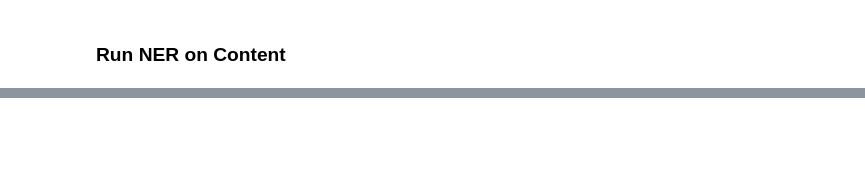
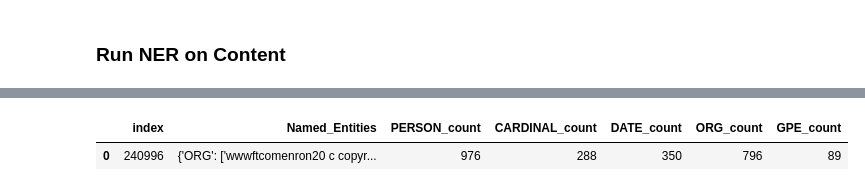
Before and after one commit to HanWeiOng/IS450G2, a Jupyter notebook: Main_NER.ipynb, the cells around one changed output, grey strips where cells are left out. Cells and saved outputs as stored; diff of their text form; code cells hidden in the pictures; blank space fills up the shorter version.

```diff
--- a/Main_NER.ipynb
+++ b/Main_NER.ipynb
@@ -89,2 +84,4 @@ df.to_csv('filtered_50krows_NER_Entities.csv', index=False)
+# %%
+test = pd.read_csv('FULL_NER.csv')
 # %% [markdown]
 ### Run NER on Content
@@ -97,0 +144,14 @@ df.to_csv('filtered_50krows_NER_Entities.csv', index=False)
+# %%
+# Count entity types across all rows
+entity_type_counts = Counter()
+for named_entities in test['Named_Entities']:
+    for entity_type, entities in named_entities.items():
+        entity_type_counts[entity_type] += len(entities)  # Count the number of entities for each type
+
+# Get the top 5 most frequent entity types
+top_5_entity_types = entity_type_counts.most_common(5)
+
+# Display the results
+print("Top 5 entity types overall:")
+for entity_type, count in top_5_entity_types:
+    print(f"{entity_type}: {count} occurrences")
@@ -97,0 +228,14 @@ df.to_csv('filtered_50krows_NER_Entities.csv', index=False)
+# %%
+# Step 4: Combine the top 5 DataFrames into one
+combined_df = pd.concat([top_dfs[entity_type] for entity_type in top_dfs], ignore_index=True)
+
+# Step 5: Add all count columns to the combined DataFrame
+for entity_type, _ in top_5_entity_types:
+    combined_df[f'{entity_type}_count'] = combined_df['index'].apply(
+        lambda idx: test.loc[idx, f'{entity_type}_count'] if idx in test.index else 0
+    )
+# %%
+combined_df.head(1)
+# %% [output]
+|  | index | Named_Entities | PERSON_count | CARDINAL_count | DATE_count | ORG_count | GPE_count |
+| 0 | 240996 | {'ORG': ['wwwftcomenron20 c copyr... | 976 | 288 | 350 | 796 | 89 |
```
Also changed, not shown: parts of 15 cells of this notebook.
